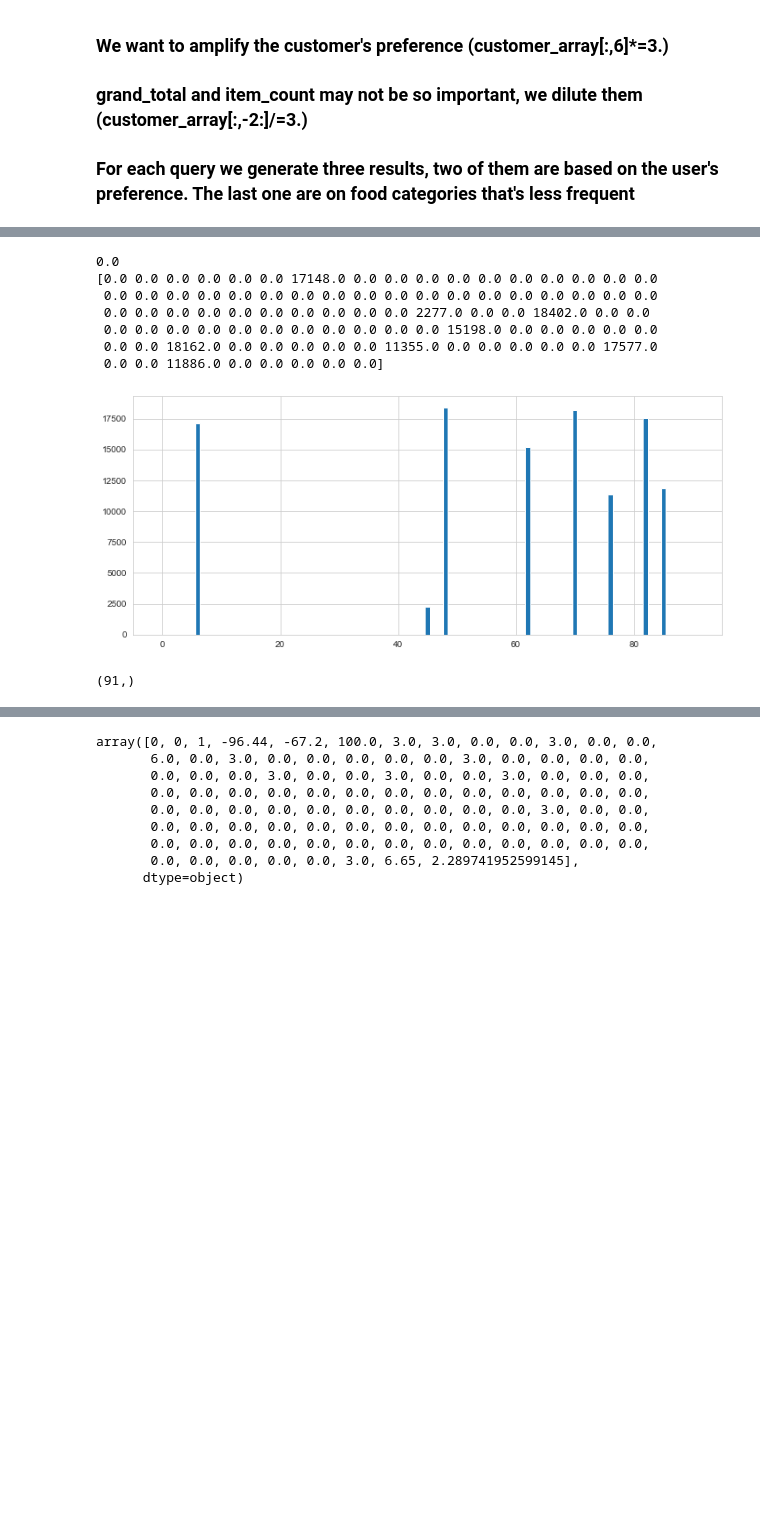
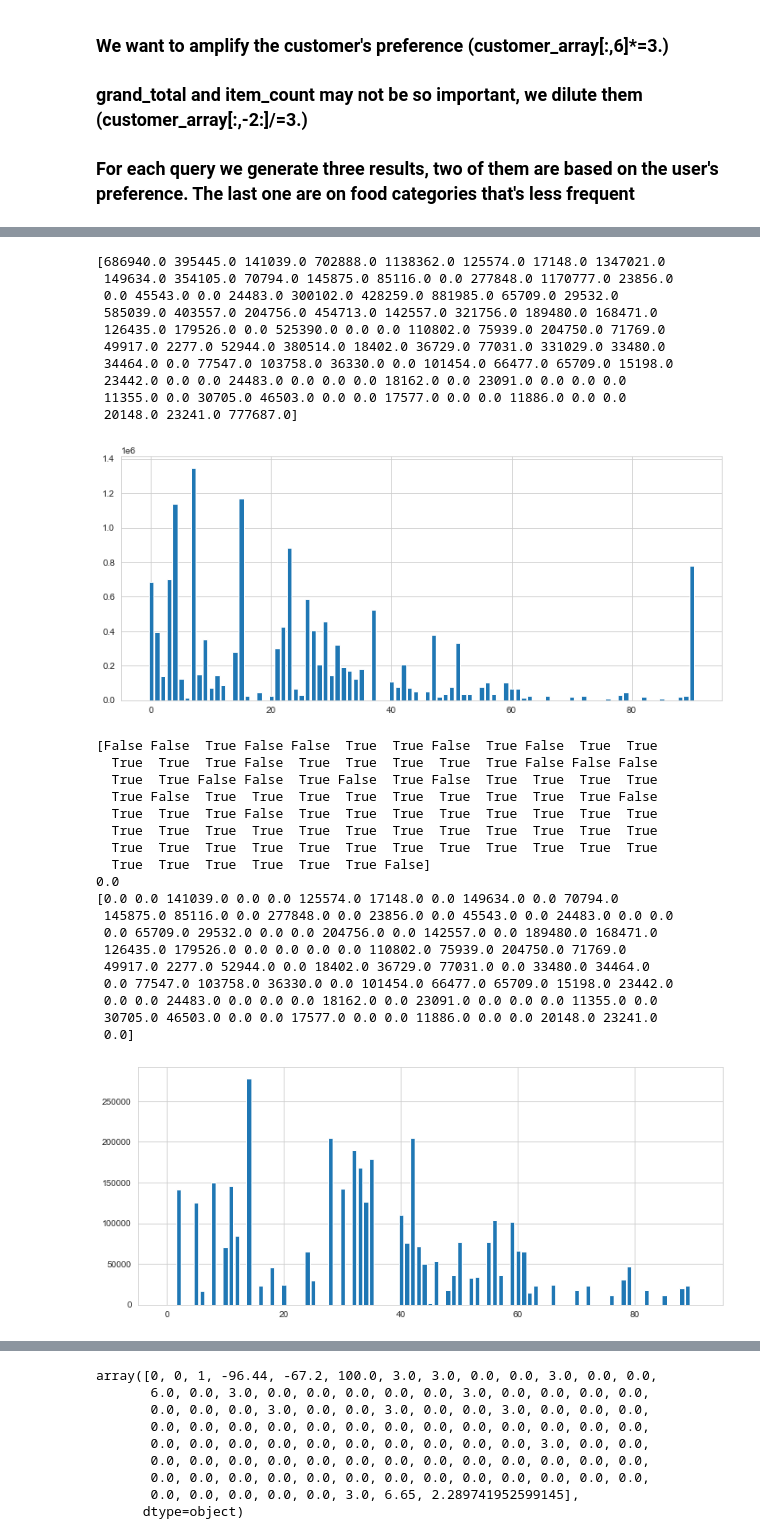
Before and after one commit to YeAnbang/Restaurant_Recommendation_System, a Jupyter notebook: data_preprocessing.ipynb, the cells around one changed output, grey strips where cells are left out. Cells and saved outputs as stored; diff of their text form; code cells hidden in the pictures; blank space fills up the shorter version.

```diff
--- a/data_preprocessing.ipynb
+++ b/data_preprocessing.ipynb
@@ -131,26 +157,61 @@ customer_array[:,6:]*=3.
 # %%
 customer_array_rare = customer_array.copy()[:,6:-2]
-rare_ind = np.abs(np.sum(customer_array_rare,0))>20000
-customer_array_rare[:,rare_ind]*=0
+
+distribution = np.sum(customer_array_rare,0)
+print(distribution)
+plt.bar([i for i in range(len(distribution))],distribution)
+plt.show()
+
+rare_ind = np.abs(np.sum(customer_array_rare,0))<300000
+print(rare_ind)
+customer_array_rare[:,~rare_ind]*=0
 print(np.min(customer_array_rare))
 distribution = np.sum(customer_array_rare,0)
 print(distribution)
 plt.bar([i for i in range(len(distribution))],distribution)
 plt.show()
-print(rare_ind.shape)
+print(rare_ind)
 
-
+keep_index = []
 for i in range(rare_ind.shape[0]):
     if rare_ind[i]==True:
+        print("drop ",i)
         index_names = restaurant_rare[(restaurant_rare['tag_'+str(int(i+1))]>0)].index
-        restaurant_rare.drop(index_names, inplace = True)
+        #print(index_names)
+        keep_index.extend(index_names.values)
+        #break
+print(keep_index)
+to_drop = [int(i) for i in range(len(restaurant_rare)) if int(i) not in keep_index]
+print(to_drop)
+#restaurant_rare.drop(index_names, inplace = True)
 # %% [output]
-0.0
-[0.0 0.0 0.0 0.0 0.0 0.0 17148.0 0.0 0.0 0.0 0.0 0.0 0.0 0.0 0.0 0.0 0.0
- 0.0 0.0 0.0 0.0 0.0 0.0 0.0 0.0 0.0 0.0 0.0 0.0 0.0 0.0 0.0 0.0 0.0 0.0
- 0.0 0.0 0.0 0.0 0.0 0.0 0.0 0.0 0.0 0.0 2277.0 0.0 0.0 18402.0 0.0 0.0
- 0.0 0.0 0.0 0.0 0.0 0.0 0.0 0.0 0.0 0.0 0.0 15198.0 0.0 0.0 0.0 0.0 0.0
- 0.0 0.0 18162.0 0.0 0.0 0.0 0.0 0.0 11355.0 0.0 0.0 0.0 0.0 0.0 17577.0
- 0.0 0.0 11886.0 0.0 0.0 0.0 0.0 0.0]
+[686940.0 395445.0 141039.0 702888.0 1138362.0 125574.0 17148.0 1347021.0
+ 149634.0 354105.0 70794.0 145875.0 85116.0 0.0 277848.0 1170777.0 23856.0
+ 0.0 45543.0 0.0 24483.0 300102.0 428259.0 881985.0 65709.0 29532.0
+ 585039.0 403557.0 204756.0 454713.0 142557.0 321756.0 189480.0 168471.0
+ 126435.0 179526.0 0.0 525390.0 0.0 0.0 110802.0 75939.0 204750.0 71769.0
+ 49917.0 2277.0 52944.0 380514.0 18402.0 36729.0 77031.0 331029.0 33480.0
+ 34464.0 0.0 77547.0 103758.0 36330.0 0.0 101454.0 66477.0 65709.0 15198.0
+ 23442.0 0.0 0.0 24483.0 0.0 0.0 0.0 18162.0 0.0 23091.0 0.0 0.0 0.0
+ 11355.0 0.0 30705.0 46503.0 0.0 0.0 17577.0 0.0 0.0 11886.0 0.0 0.0
+ 20148.0 23241.0 777687.0]
-[figure, old version]
+[figure, new version]
-(91,)
+[False False  True False False  True  True False  True False  True  True
+  True  True  True False  True  True  True  True  True False False False
+  True  True False False  True False  True False  True  True  True  True
+  True False  True  True  True  True  True  True  True  True  True False
+  True  True  True False  True  True  True  True  True  True  True  True
+  True  True  True  True  True  True  True  True  True  True  True  True
+  True  True  True  True  True  True  True  True  True  True  True  True
+  True  True  True  True  True  True False]
+0.0
+[0.0 0.0 141039.0 0.0 0.0 125574.0 17148.0 0.0 149634.0 0.0 70794.0
+ 145875.0 85116.0 0.0 277848.0 0.0 23856.0 0.0 45543.0 0.0 24483.0 0.0 0.0
+ 0.0 65709.0 29532.0 0.0 0.0 204756.0 0.0 142557.0 0.0 189480.0 168471.0
+ 126435.0 179526.0 0.0 0.0 0.0 0.0 110802.0 75939.0 204750.0 71769.0
+ 49917.0 2277.0 52944.0 0.0 18402.0 36729.0 77031.0 0.0 33480.0 34464.0
+ 0.0 77547.0 103758.0 36330.0 0.0 101454.0 66477.0 65709.0 15198.0 23442.0
+ 0.0 0.0 24483.0 0.0 0.0 0.0 18162.0 0.0 23091.0 0.0 0.0 0.0 11355.0 0.0
+ 30705.0 46503.0 0.0 0.0 17577.0 0.0 0.0 11886.0 0.0 0.0 20148.0 23241.0
+ 0.0]
+[figure, added]
```
Also changed, not shown: parts of 21 cells of this notebook, 10 other files.
